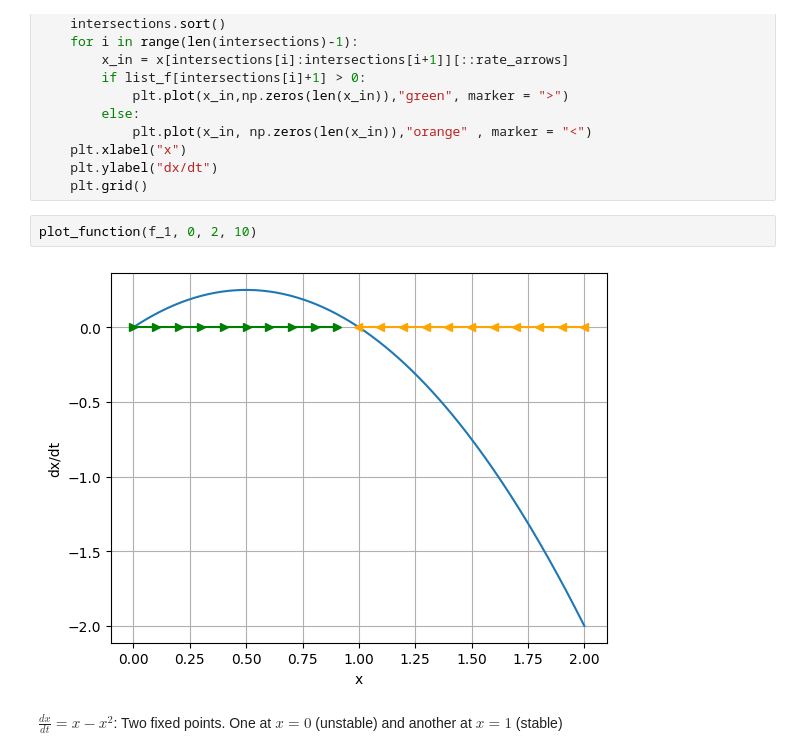
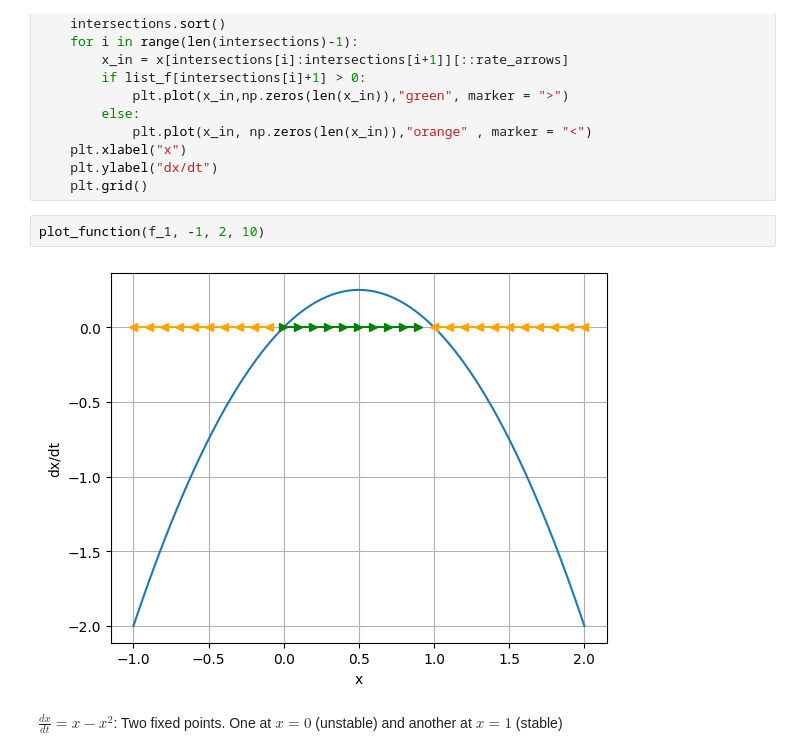
Before and after one commit to corinnawegner/Physics_of_complex_systems, a Jupyter notebook: Assignment 2/Assignment_2_Corinna_Wegner.ipynb, the cells around one changed output. Saved outputs shown, nothing was run; the diff lists cells and outputs as text.

Commit message:
f_1 plot change

```diff
--- a/Assignment 2/Assignment_2_Corinna_Wegner.ipynb
+++ b/Assignment 2/Assignment_2_Corinna_Wegner.ipynb
@@ -40,9 +40,9 @@ def plot_function(f, xmin, xmax, rate_arrows):
     plt.ylabel("dx/dt")
     plt.grid()
 # %%
-plot_function(f_1, 0, 2, 10)
+plot_function(f_1, -1, 2, 10)
 # %% [output]
-[figure, old version]
+[figure, new version]
 # %% [markdown]
 $\frac{dx}{dt}=x-x^2$: Two fixed points. One at $x=0$ (unstable) and another at $x=1$ (stable)
 # %%
```
